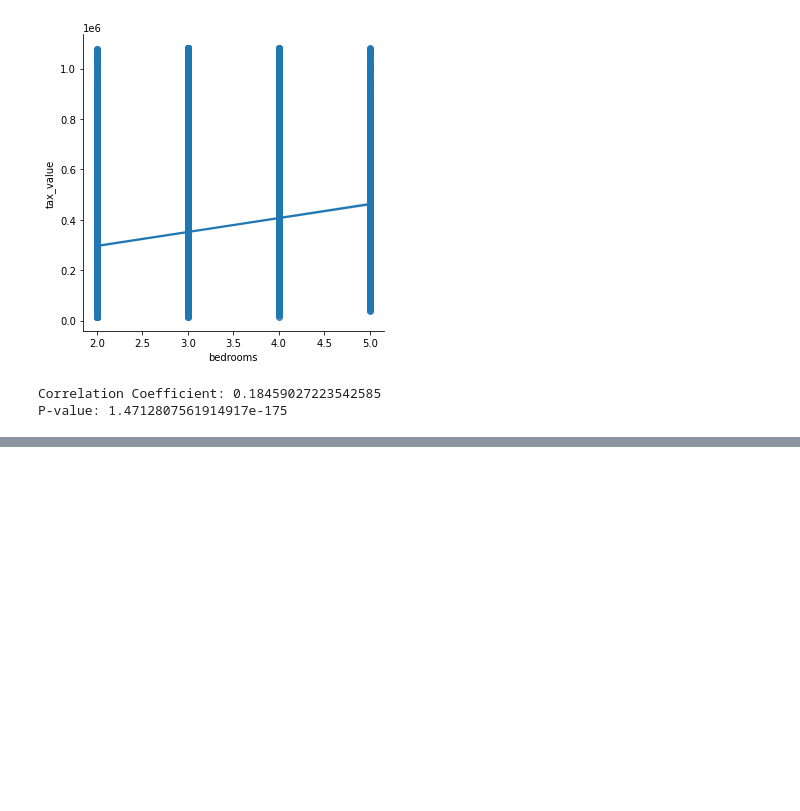
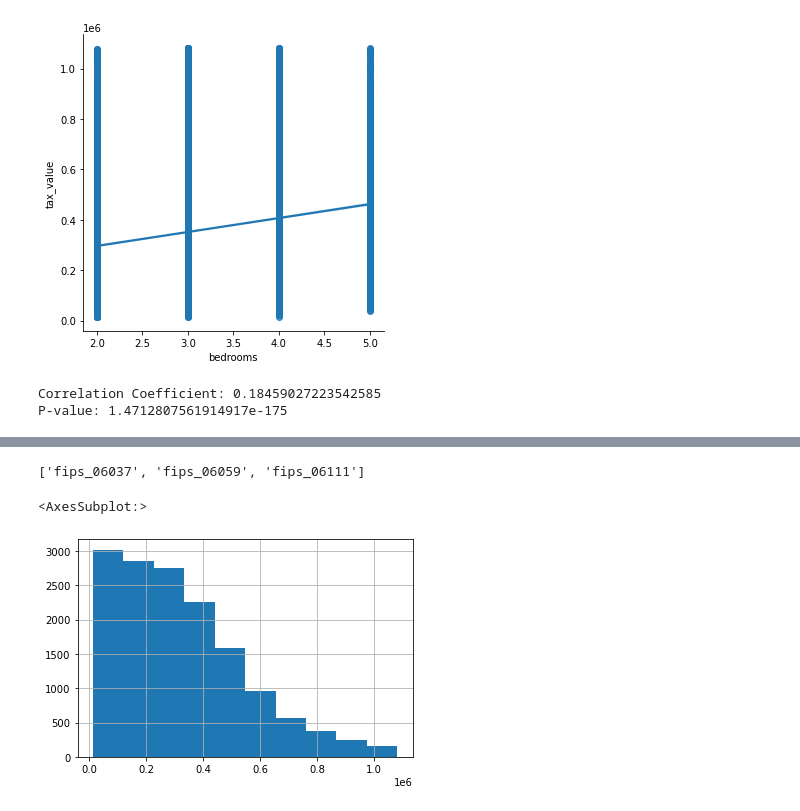
Before and after one commit to watermanbrandyn/regression_project, a Jupyter notebook: regression_workbook.ipynb, the cells around one changed output, grey strips where cells are left out. Saved outputs shown, nothing was run; the diff lists cells and outputs as text; code cells hidden in the pictures; blank space fills up the shorter version.

```diff
--- a/regression_workbook.ipynb
+++ b/regression_workbook.ipynb
@@ -837,0 +900,8 @@ P-value: 1.4712807561914917e-175
+# %%
+tax37 = train[['tax_value', 'fips_06037']]
+# %%
+tax37 = tax37[tax37.fips_06037 == 1]
+# %%
+cats
+# %% [output]
+['fips_06037', 'fips_06059', 'fips_06111']
@@ -837,0 +913,5 @@ P-value: 1.4712807561914917e-175
+# %%
+tax37.tax_value.hist()
+# %% [output]
+<AxesSubplot:>
+[figure, added]
```
Also changed, not shown: parts of 25 cells of this notebook.
